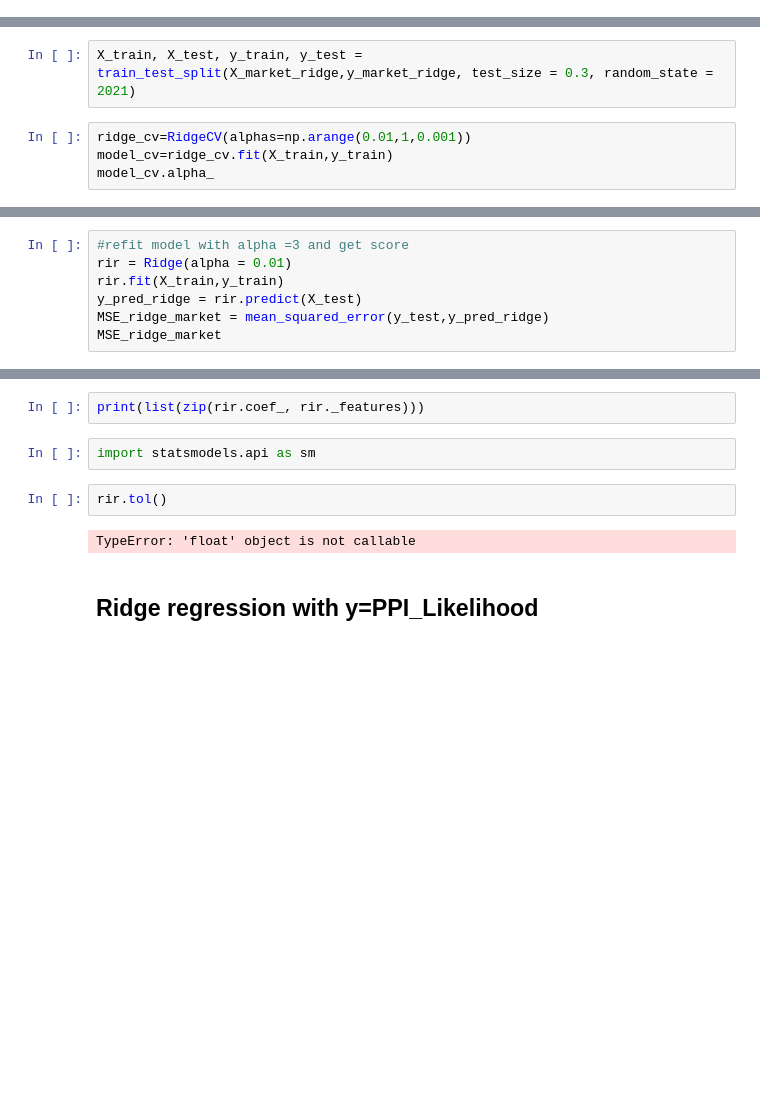
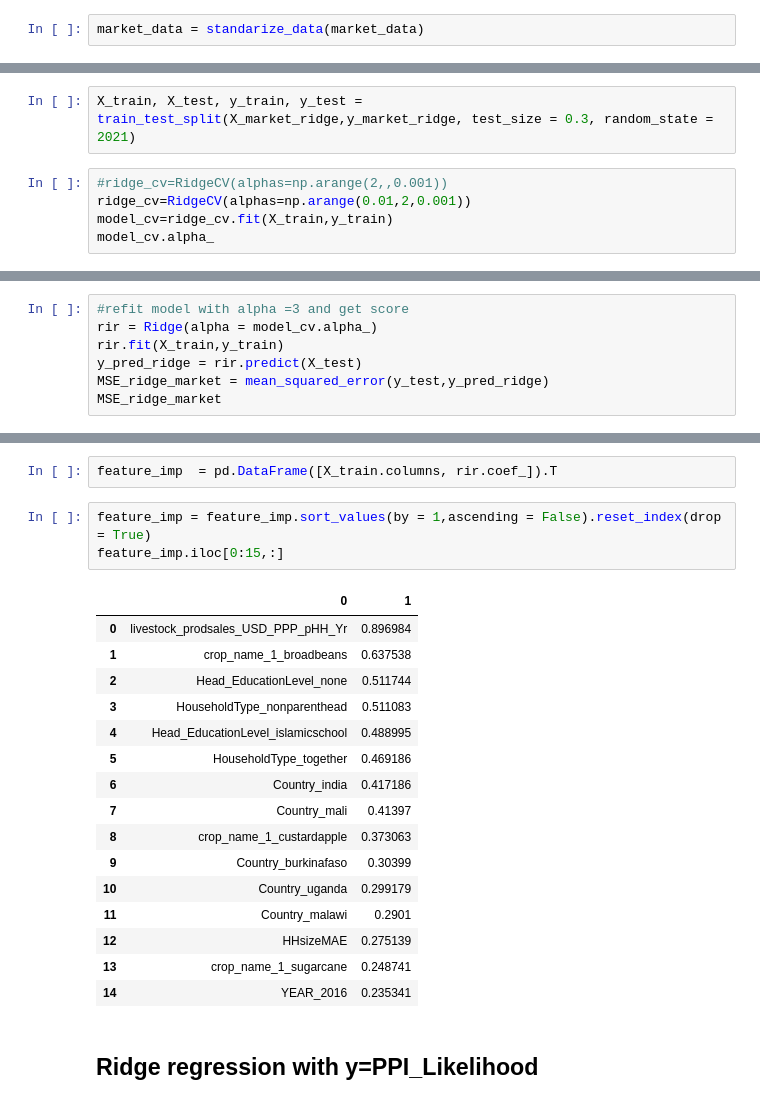
Before and after one commit to laporpe/STA_208, a Jupyter notebook: finalized_code/Ridge_reg.ipynb, the cells around one changed output, grey strips where cells are left out. Drawn from its saved outputs; the diff is of its cells as text; blank space fills up the shorter version.

Commit message:
added feature importance

```diff
--- a/finalized_code/Ridge_reg.ipynb
+++ b/finalized_code/Ridge_reg.ipynb
@@ -43,0 +31,2 @@ market_data = fun.impute_data(market_data)
+# %%
+market_data = standarize_data(market_data)
@@ -68,7 +77,8 @@ y_market_ridge = get_dummyXs_y(market_data, "Market_Orientation")[1]
 # %%
 X_train, X_test, y_train, y_test = train_test_split(X_market_ridge,y_market_ridge, test_size = 0.3, random_state = 2021)
 # %%
-ridge_cv=RidgeCV(alphas=np.arange(0.01,1,0.001))
+#ridge_cv=RidgeCV(alphas=np.arange(2,,0.001))
+ridge_cv=RidgeCV(alphas=np.arange(0.01,2,0.001))
 model_cv=ridge_cv.fit(X_train,y_train)
 model_cv.alpha_
 # %% [output]
@@ -76,6 +86,6 @@ model_cv.alpha_
 # %%
 #refit model with alpha =3 and get score
-rir = Ridge(alpha = 0.01)
+rir = Ridge(alpha = model_cv.alpha_)
 rir.fit(X_train,y_train)
 y_pred_ridge = rir.predict(X_test)
 MSE_ridge_market = mean_squared_error(y_test,y_pred_ridge)
@@ -89,11 +130,25 @@ rir.coef_.shape, X_train.shape
-# %%
-print(list(zip(rir.coef_, rir._features)))
-# %%
-import statsmodels.api as sm
-# %%
-rir.tol()
-# %% [output]
-TypeError: 'float' object is not callable
+# %%
+feature_imp  = pd.DataFrame([X_train.columns, rir.coef_]).T
+# %%
+feature_imp = feature_imp.sort_values(by = 1,ascending = False).reset_index(drop = True)
+feature_imp.iloc[0:15,:]
+# %% [output]
+|  | 0 | 1 |
+| 0 | livestock_prodsales_USD_PPP_pHH_Yr | 0.896984 |
+| 1 | crop_name_1_broadbeans | 0.637538 |
+| 2 | Head_EducationLevel_none | 0.511744 |
+| 3 | HouseholdType_nonparenthead | 0.511083 |
+| 4 | Head_EducationLevel_islamicschool | 0.488995 |
+| 5 | HouseholdType_together | 0.469186 |
+| 6 | Country_india | 0.417186 |
+| 7 | Country_mali | 0.41397 |
+| 8 | crop_name_1_custardapple | 0.373063 |
+| 9 | Country_burkinafaso | 0.30399 |
+| 10 | Country_uganda | 0.299179 |
+| 11 | Country_malawi | 0.2901 |
+| 12 | HHsizeMAE | 0.275139 |
+| 13 | crop_name_1_sugarcane | 0.248741 |
+| 14 | YEAR_2016 | 0.235341 |
 # %% [markdown]
 ## Ridge regression with y=PPI_Likelihood
 # %%
```
Also changed, not shown: parts of 24 cells of this notebook.
